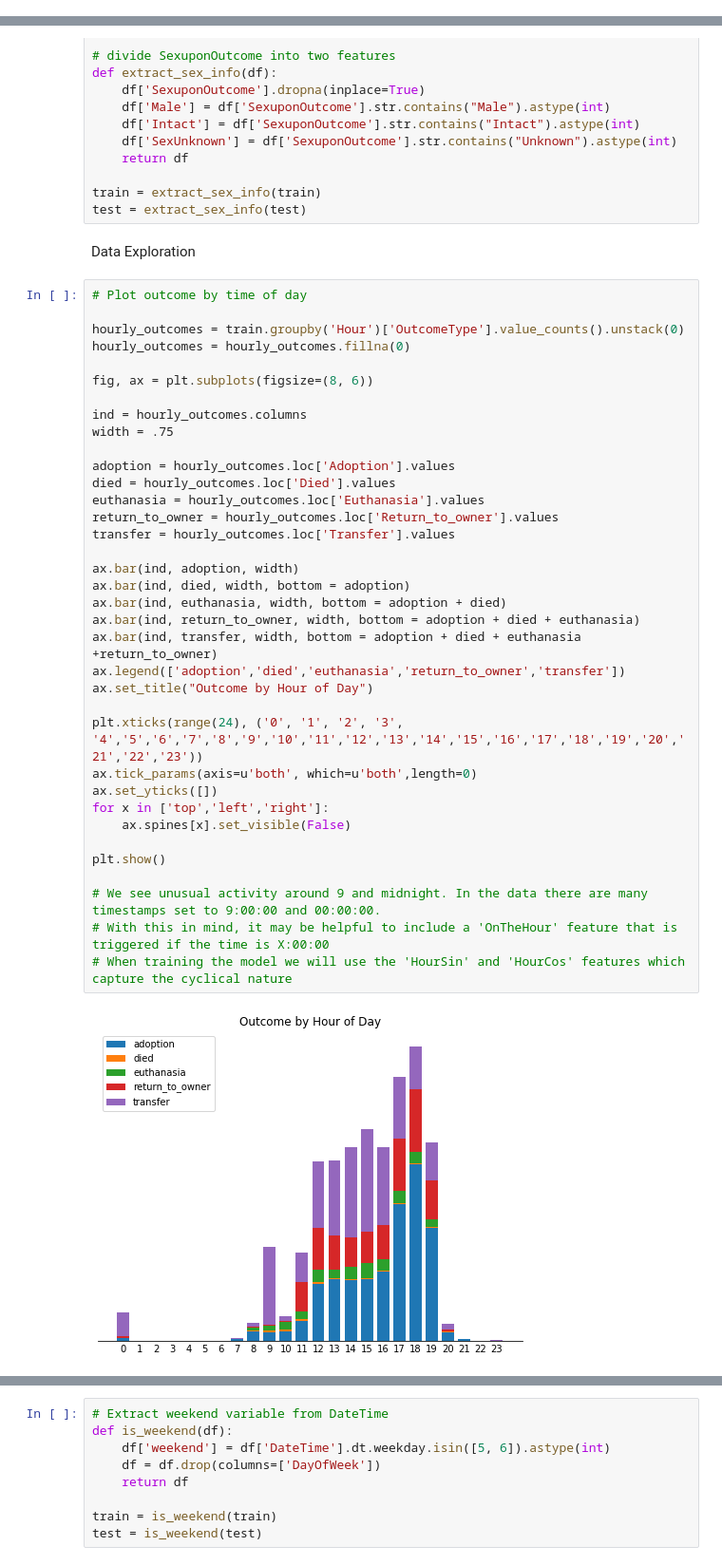
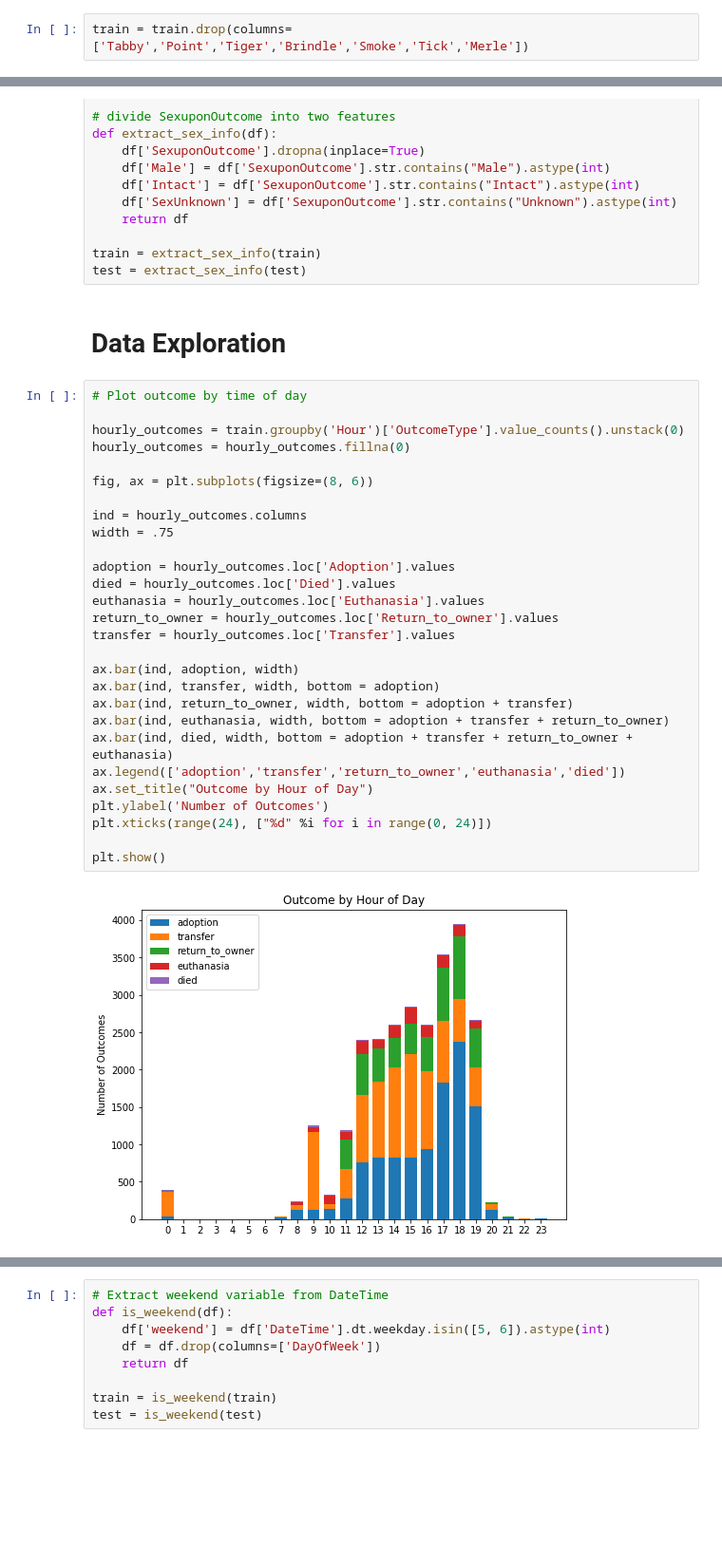
Before and after one commit to db-lab/portfolio, a Jupyter notebook: animal_shelter/atx_animal_shelter.ipynb, the cells around one changed output, grey strips where cells are left out. Shown at 95% size. Cells and saved outputs as stored; diff of their text form; blank space fills up the shorter version.

```diff
--- a/animal_shelter/atx_animal_shelter.ipynb
+++ b/animal_shelter/atx_animal_shelter.ipynb
@@ -102,0 +137,2 @@ test = extract_markings(test)
+# %%
+train = train.drop(columns=['Tabby','Point','Tiger','Brindle','Smoke','Tick','Merle'])
@@ -164,43 +204,35 @@ def extract_sex_info(df):
 
 train = extract_sex_info(train)
 test = extract_sex_info(test)
-# %% [markdown]
-Data Exploration
+# %% [markdown]
+# Data Exploration
 # %%
 # Plot outcome by time of day
 
 hourly_outcomes = train.groupby('Hour')['OutcomeType'].value_counts().unstack(0)
 hourly_outcomes = hourly_outcomes.fillna(0)
 
 fig, ax = plt.subplots(figsize=(8, 6))
 
 ind = hourly_outcomes.columns
 width = .75
 
 adoption = hourly_outcomes.loc['Adoption'].values
 died = hourly_outcomes.loc['Died'].values
 euthanasia = hourly_outcomes.loc['Euthanasia'].values
 return_to_owner = hourly_outcomes.loc['Return_to_owner'].values
 transfer = hourly_outcomes.loc['Transfer'].values
 
 ax.bar(ind, adoption, width)
-ax.bar(ind, died, width, bottom = adoption)
-ax.bar(ind, euthanasia, width, bottom = adoption + died)
-ax.bar(ind, return_to_owner, width, bottom = adoption + died + euthanasia)
-ax.bar(ind, transfer, width, bottom = adoption + died + euthanasia +return_to_owner)
-ax.legend(['adoption','died','euthanasia','return_to_owner','transfer'])
+ax.bar(ind, transfer, width, bottom = adoption)
+ax.bar(ind, return_to_owner, width, bottom = adoption + transfer)
+ax.bar(ind, euthanasia, width, bottom = adoption + transfer + return_to_owner)
+ax.bar(ind, died, width, bottom = adoption + transfer + return_to_owner + euthanasia)
+ax.legend(['adoption','transfer','return_to_owner','euthanasia','died'])
 ax.set_title("Outcome by Hour of Day")
-
-plt.xticks(range(24), ('0', '1', '2', '3', '4','5','6','7','8','9','10','11','12','13','14','15','16','17','18','19','20','21','22','23'))
-ax.tick_params(axis=u'both', which=u'both',length=0)
-ax.set_yticks([])
-for x in ['top','left','right']:
-    ax.spines[x].set_visible(False)
+plt.ylabel('Number of Outcomes')
+plt.xticks(range(24), ["%d" %i for i in range(0, 24)])
 
 plt.show()
-
-# We see unusual activity around 9 and midnight. In the data there are many timestamps set to 9:00:00 and 00:00:00.
-# With this in mind, it may be helpful to include a 'OnTheHour' feature that is triggered if the time is X:00:00
-# When training the model we will use the 'HourSin' and 'HourCos' features which capture the cyclical nature
 # %% [output]
-[figure, old version]
+[figure, new version]
```
Also changed, not shown: parts of 52 cells of this notebook, 3 other files.
